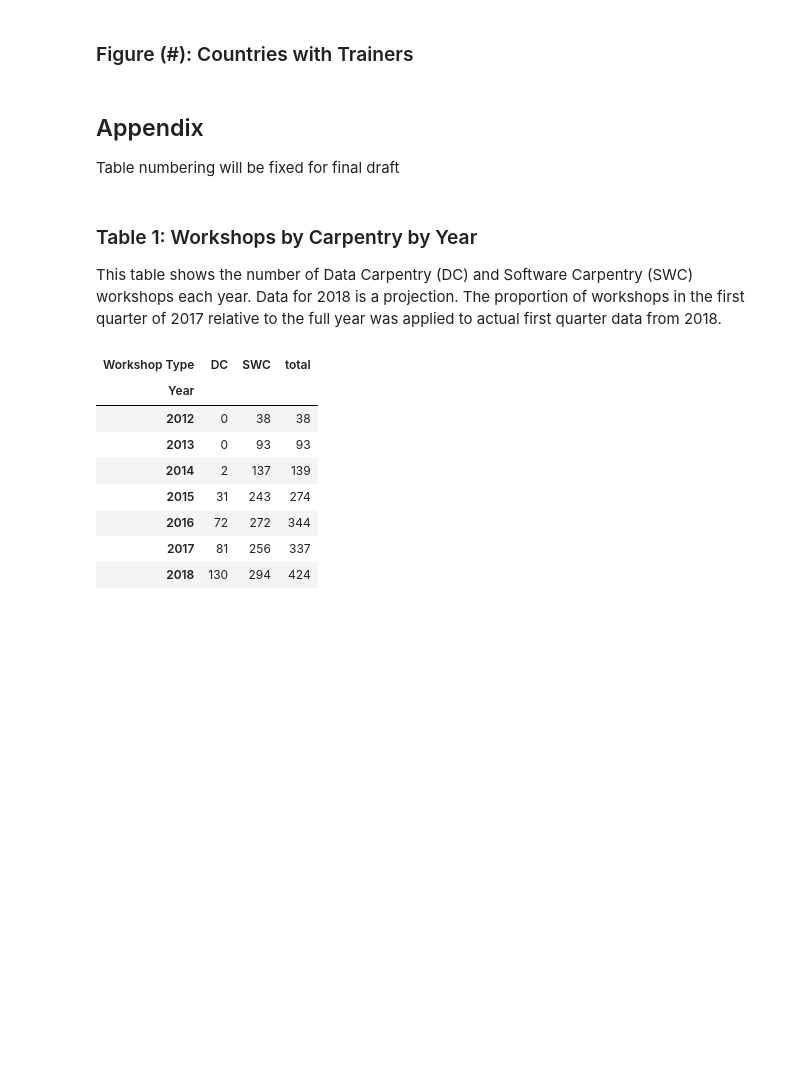
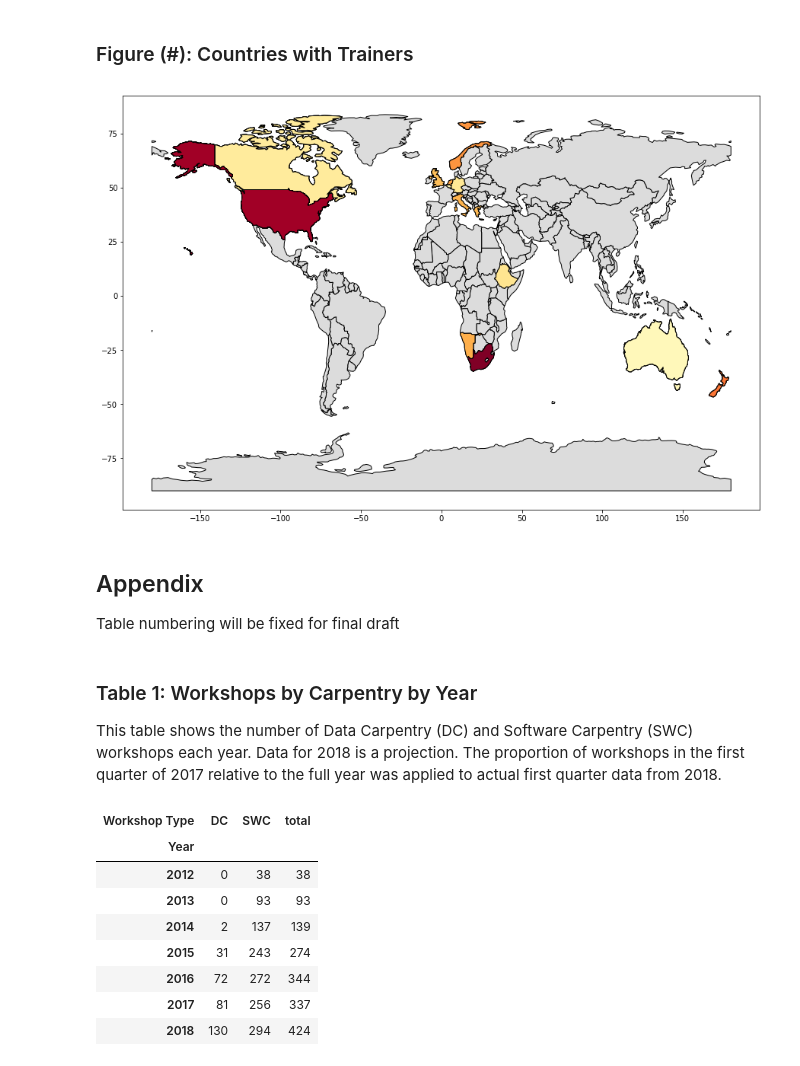
Before and after one commit to carpentries/assessment, a Jupyter notebook: programmatic-assessment/workshops/final_report_outline.ipynb, the cells around one changed output. Saved outputs shown, nothing was run; the diff lists cells and outputs as text; code cells hidden in the pictures; blank space fills up the shorter version.

```diff
--- a/programmatic-assessment/workshops/final_report_outline.ipynb
+++ b/programmatic-assessment/workshops/final_report_outline.ipynb
@@ -647,0 +709,10 @@ plt.show()
+# %%
+trainers = pd.read_csv("data_files/trainers.csv")
+trainers['awarded'] = pd.to_datetime(trainers['awarded'])
+trainers['country'] = trainers['country'].apply(get_country_name)
+
+# Backwards way of fixing the NA/Namibia issue
+trainers.replace('online', 'Namibia', inplace = True)
+trainers = trainers.assign(year=trainers['awarded'].dt.year)
+
+trainers
@@ -648,5 +737,79 @@ plt.show()
 # %% [markdown]
 ### Figure (#): Countries with Trainers
+# %%
+# Rename column "country" to "name" to be able to merge with geodata
+trainers.rename(columns={'country':'name'}, inplace=True)
+
+trainers_map = pd.merge(world, trainers, on='name', how='left')
+
+# Fill NAs with Zero so map can read
+trainers_map.fillna(0, inplace=True)
+
+# Drop the zero values so they are not in the legend or color scale
+trainers_map = trainers_map[(trainers_map.year != 0)]
+
+# Years as ints, not floats
+trainers_map['year'] = trainers_map['year'].astype(int)
+
+
+
+
+
+# # Create map canvas
+# fig, ax = plt.subplots(figsize=(15,10))
+
+
+
+# # # Plot basemap all in gray
+# world.plot(ax=ax, color='#DCDCDC', edgecolor='black')
+
+
+# # # Overlay plot of countries in color scale
+# # trainers.plot(ax=ax, column='year', categorical=True, legend=True, cmap="YlOrRd", edgecolor = 'black')
+
+# # # Drop x & y axis ticks
+# # plt.xticks([], [])
+# # plt.yticks([], [])
+
+
+# plt.show()
+
+
+
+
+
+
+# #  Create map canvas
+fig, ax = plt.subplots(figsize=(15,10))
+
+
+# # # Fill NAs with Zero so map can read
+# # first_wkshp_map.fillna(0, inplace=True)
+
+# # # Drop the zero values so they are not in the legend or color scale
+# first_wkshp_map = first_wkshp_map[(first_wkshp_map.year != 0)]
+
+# # # Years as ints, not floats
+# # first_wkshp_map['year'] = first_wkshp_map['year'] .astype(int)
+
+# # # Plot basemap all in gray
+world.plot(ax=ax, color='#DCDCDC', edgecolor='black')
+
+
+# # # Overlay plot of countries in color scale
+trainers_map.plot(ax=ax, categorical=True, legend=True, cmap="YlOrRd", edgecolor = 'black')
+
+# # # Drop x & y axis ticks
+# # plt.xticks([], [])
+# # plt.yticks([], [])
+
+
+plt.show()
+
+# trainers_map
+# first_wkshp_map
+# %% [output]
+[figure, added]
 # %% [markdown]
 ## Appendix
 
```
Also changed, not shown: parts of 10 cells of this notebook.
